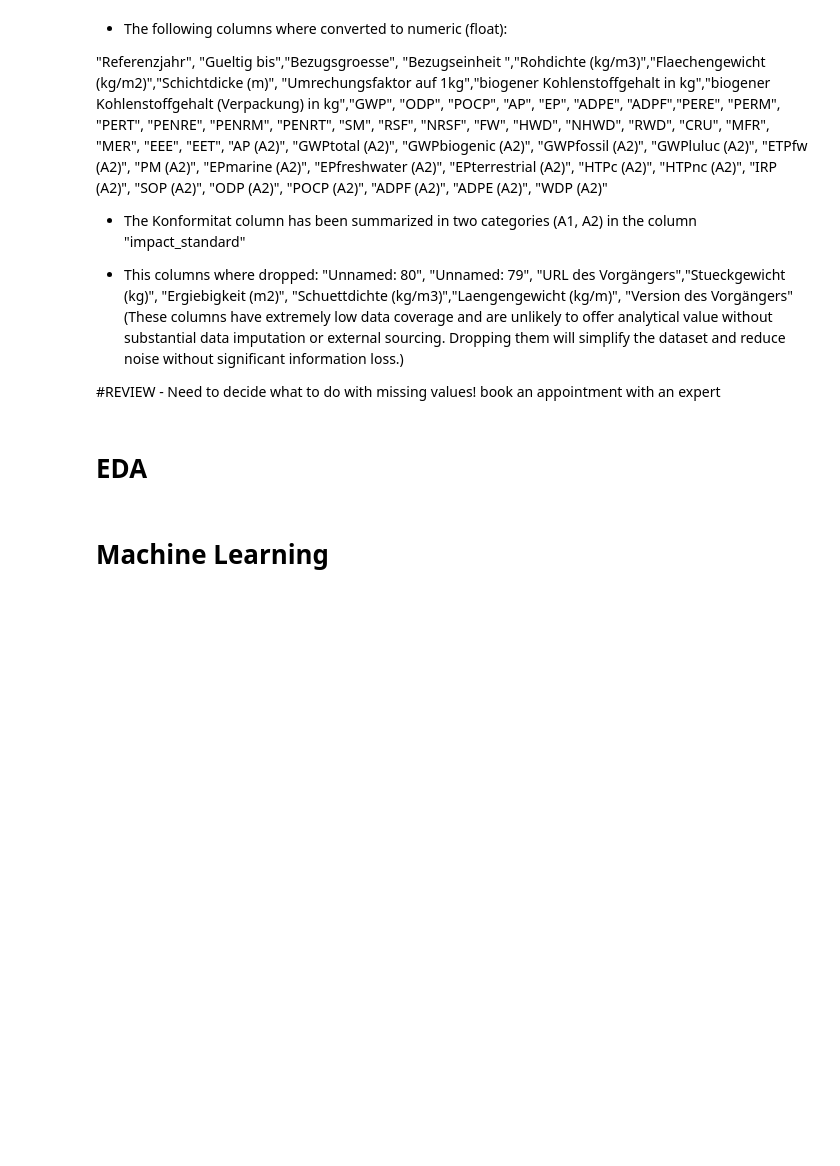
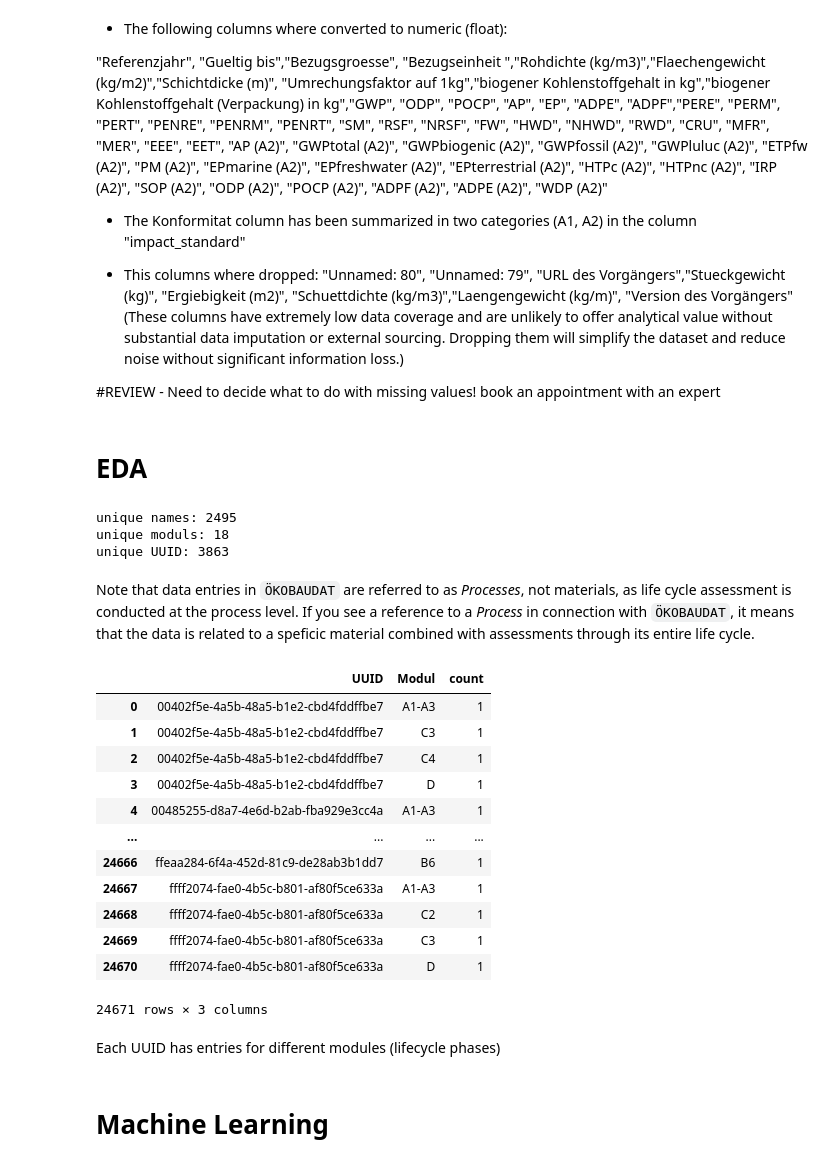
Before and after one commit to n3xtcoder-ai4impact/bbsr-challenge, a Jupyter notebook: bbsr_goal_1/bbsr_goal1.ipynb, the cells around one changed output. Drawn from its saved outputs; the diff is of its cells as text; code cells hidden in the pictures; blank space fills up the shorter version.

Commit message:
importing tbau dataset

```diff
--- a/bbsr_goal_1/bbsr_goal1.ipynb
+++ b/bbsr_goal_1/bbsr_goal1.ipynb
@@ -535,5 +583,36 @@ Using .reshape(-1, 1) tells numpy to infer the number of rows automatically (usi
 #REVIEW - Need to decide what to do with missing values! book an appointment with an expert
 # %% [markdown]
 # EDA
+# %%
+# unique materials/processes in the dataset
+
+print("unique names:",cleaned_df["Name (en)"].nunique()),
+print("unique moduls:",cleaned_df["Modul"].nunique())
+print("unique UUID:", cleaned_df["UUID"].nunique())
+# %% [output]
+unique names: 2495
+unique moduls: 18
+unique UUID: 3863
+# %% [markdown]
+Note that data entries in `ÖKOBAUDAT` are referred to as *Processes*, not materials, as life cycle assessment is conducted at the process level. If you see a reference to a *Process* in connection with `ÖKOBAUDAT`, it means that the data is related to a speficic material combined with assessments through its entire life cycle.
+# %%
+# group by UUID and modul
+cleaned_df.groupby(["UUID", "Modul"]).size().reset_index(name="count")
+# %% [output]
+|  | UUID | Modul | count |
+| 0 | 00402f5e-4a5b-48a5-b1e2-cbd4fddffbe7 | A1-A3 | 1 |
+| 1 | 00402f5e-4a5b-48a5-b1e2-cbd4fddffbe7 | C3 | 1 |
+| 2 | 00402f5e-4a5b-48a5-b1e2-cbd4fddffbe7 | C4 | 1 |
+| 3 | 00402f5e-4a5b-48a5-b1e2-cbd4fddffbe7 | D | 1 |
+| 4 | 00485255-d8a7-4e6d-b2ab-fba929e3cc4a | A1-A3 | 1 |
+| ... | ... | ... | ... |
+| 24666 | ffeaa284-6f4a-452d-81c9-de28ab3b1dd7 | B6 | 1 |
+| 24667 | ffff2074-fae0-4b5c-b801-af80f5ce633a | A1-A3 | 1 |
+| 24668 | ffff2074-fae0-4b5c-b801-af80f5ce633a | C2 | 1 |
+| 24669 | ffff2074-fae0-4b5c-b801-af80f5ce633a | C3 | 1 |
+| 24670 | ffff2074-fae0-4b5c-b801-af80f5ce633a | D | 1 |
+24671 rows × 3 columns
+# %% [markdown]
+Each UUID has entries for different modules (lifecycle phases)
 # %% [markdown]
 # Machine Learning
```
Also changed, not shown: parts of 3 cells of this notebook.
